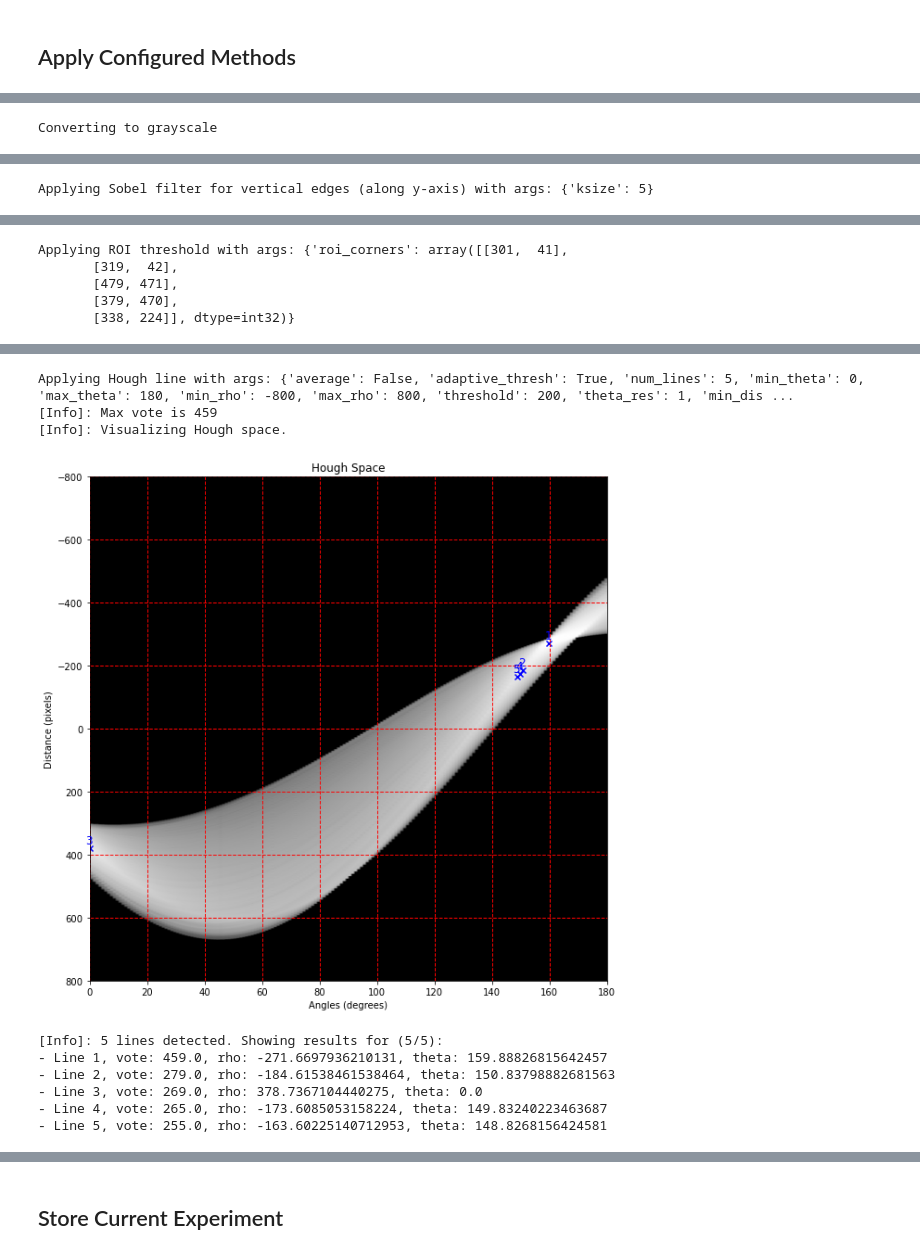
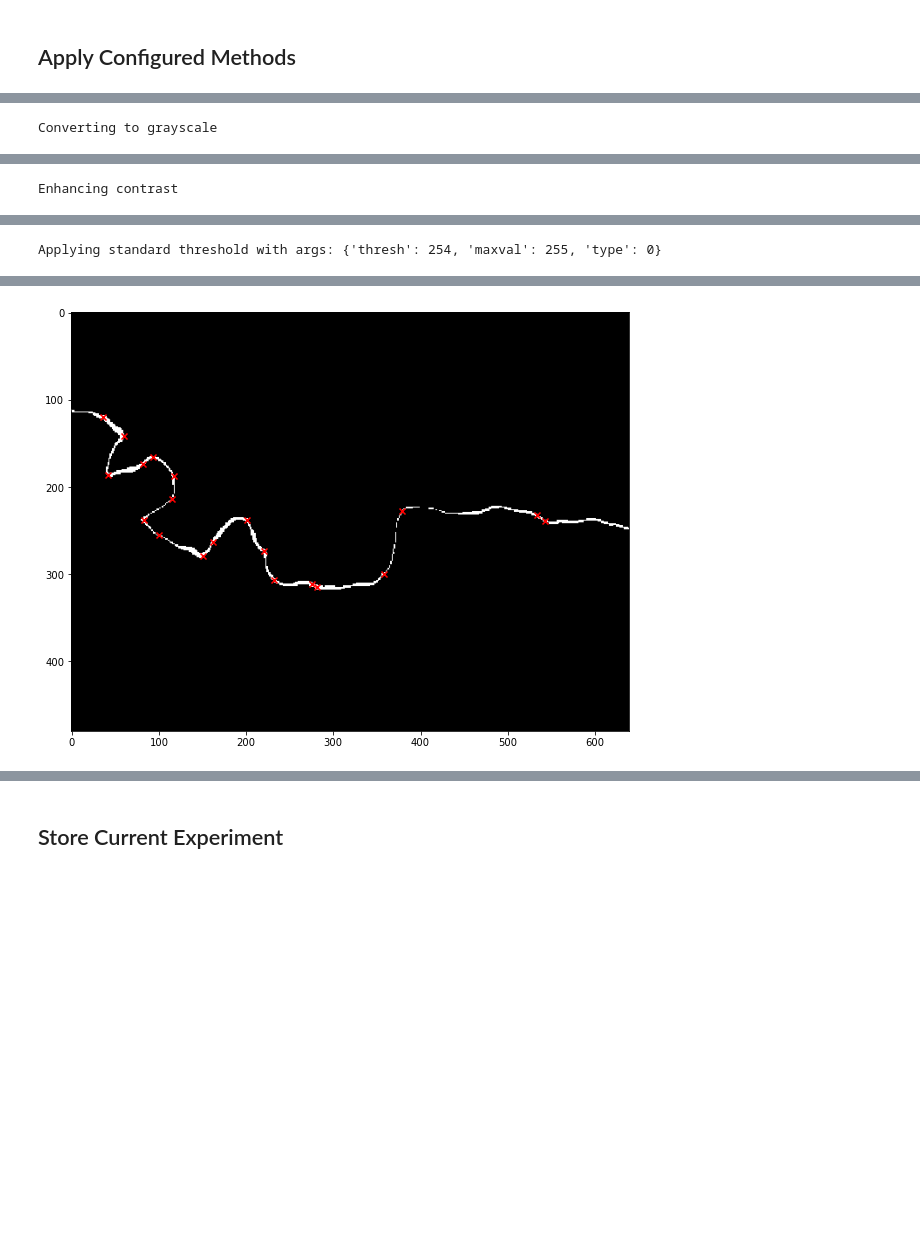
Before and after one commit to free-bit/furrow-edge-detector, a Jupyter notebook: Image Processing & Feature Detection.ipynb, the cells around one changed output, grey strips where cells are left out. Saved outputs shown, nothing was run; the diff lists cells and outputs as text; code cells hidden in the pictures; blank space fills up the shorter version.

```diff
--- a/Image Processing & Feature Detection.ipynb
+++ b/Image Processing & Feature Detection.ipynb
@@ -181,12 +200,26 @@ spatial_threshold_ui = lambda: interactive(spatial_threshold_config,
                                            min_y=(0,1000), max_y=(0,1000))
 avg_blur_ui = lambda: interactive(avg_blur_config, ksize=(1,20))
 median_blur_ui = lambda: interactive(median_blur_config, ksize=(1,20))
-bilateral_filter_ui = lambda: interactive(bilateral_filter_config, d=(1,20), sigmaColor=(1,100), sigmaSpace=(1,100))
+bilateral_filter_ui = lambda: interactive(bilateral_filter_config, d=(1,10), sigmaColor=(0,255), sigmaSpace=(0,200))
 gaussian_blur_ui = lambda: interactive(gaussian_blur_config, ksize=(1,20), sigmaX=(1,20))
 laplacian_ui = lambda: interactive(laplacian_config, ksize=(1,20))
 sobelv_ui = lambda: interactive(sobelv_config, ksize=(1,20))
 sobelh_ui = lambda: interactive(sobelh_config, ksize=(1,20))
-canny_ui = lambda: interactive(canny_config, threshold1=(0,100), threshold2=(0,100))
+canny_ui = lambda: interactive(canny_config, threshold1=(0,500), threshold2=(0,500), apertureSize=(3, 7))
+shi_tomasi_ui = lambda: interactive(config_shi_tomasi,
+                                    blockSize=(0,100),
+                                    maxCorners=(0,200),
+                                    qualityLevel=[0.1,0.01,0.001,0.0001],
+                                    minDistance=(0,200))
+dsift_ui = lambda: interactive(config_dsift,
+                               top_n=(0,200),
+                               step=(1,100),
+                               size=(1,100))
+sift_ui = lambda: interactive(config_sift,
+                              peak_thresh=(0,200),
+                              edge_thresh=(0,200),
+                              norm_thresh=(0,200),
+                              window_size=(1,20))
 hough_line_ui = lambda: interactive(hough_line_config,
                                     num_lines=(1,500),
                                     min_theta=(0,180),
@@ -218,6 +251,9 @@ preproc_ui = {
 detect_ui = {
     "Canny Edges": canny_ui,
     "Contour": None,
+    "Shi Tomasi": shi_tomasi_ui,
+    "Dense SIFT": dsift_ui,
+    "SIFT": sift_ui,
     "Hough Line": hough_line_ui,
 }
 
@@ -314,9 +346,9 @@ if roi_config:
 
 input_image = depth_img.copy() # rgb_img
 output = apply_functions(input_image.copy(), func_stack, config_stack)
-show_shapes(input_image.copy(), output, shapeIdx=0, cmap=None)
+# show_shapes(input_image.copy(), output, shapeIdx=0, cmap=None)
 # %% [output]
 [figure]
 Converting to grayscale
 [figure]
-Applying Sobel filter for vertical edges (along y-axis) with args: {'ksize': 5}
+Enhancing contrast
@@ -324,5 +356 @@ Applying Sobel filter for vertical edges (along y-axis) with args: {'ksize': 5}
-Applying ROI threshold with args: {'roi_corners': array([[301,  41],
-       [319,  42],
-       [479, 471],
-       [379, 470],
-       [338, 224]], dtype=int32)}
+Applying standard threshold with args: {'thresh': 254, 'maxval': 255, 'type': 0}
@@ -330,10 +358 @@ Applying ROI threshold with args: {'roi_corners': array([[301,  41],
-Applying Hough line with args: {'average': False, 'adaptive_thresh': True, 'num_lines': 5, 'min_theta': 0, 'max_theta': 180, 'min_rho': -800, 'max_rho': 800, 'threshold': 200, 'theta_res': 1, 'min_dis ...
-[Info]: Max vote is 459
-[Info]: Visualizing Hough space.
-[figure, old version]
+[figure, new version]
-[Info]: 5 lines detected. Showing results for (5/5):
-- Line 1, vote: 459.0, rho: -271.6697936210131, theta: 159.88826815642457
-- Line 2, vote: 279.0, rho: -184.61538461538464, theta: 150.83798882681563
-- Line 3, vote: 269.0, rho: 378.7367104440275, theta: 0.0
-- Line 4, vote: 265.0, rho: -173.6085053158224, theta: 149.83240223463687
-- Line 5, vote: 255.0, rho: -163.60225140712953, theta: 148.8268156424581
```
Also changed, not shown: parts of 16 cells of this notebook, 2 other files.
